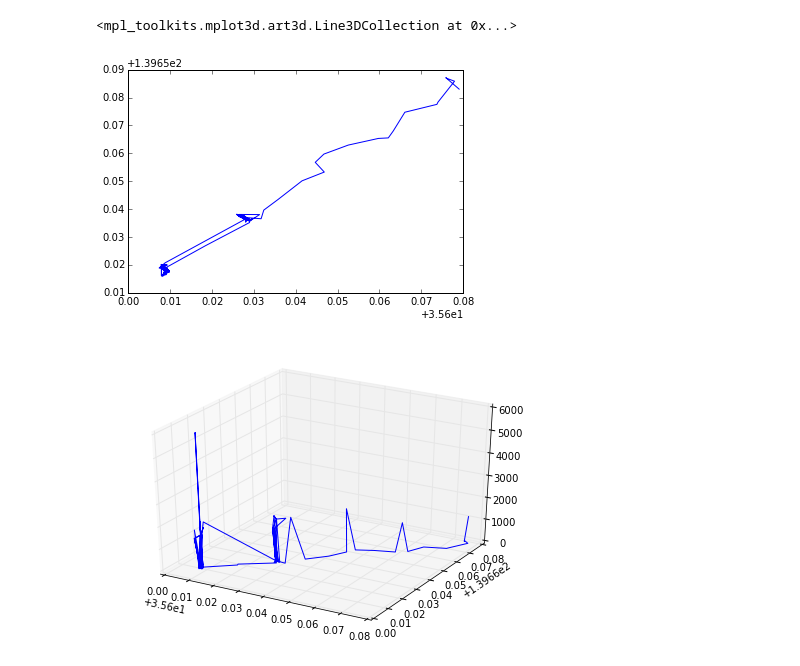
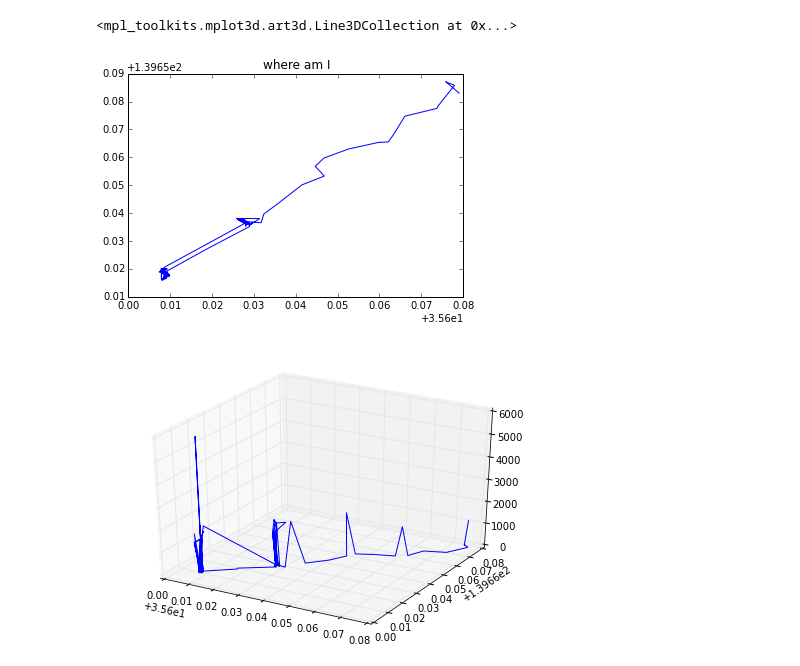
Before and after one commit to kulpa/GPS_stop_check, a Jupyter notebook: stop_check.ipynb, the cells around one changed output. Drawn from its saved outputs; the diff is of its cells as text; code cells hidden in the pictures.

```diff
--- a/stop_check.ipynb
+++ b/stop_check.ipynb
@@ -1,37 +6,34 @@
 # %%
-%matplotlib inline
-from mpl_toolkits.mplot3d import Axes3D
-import numpy as np
-import matplotlib.pyplot as plt
 #!/usr/bin/env python
 
 f = open('1213route.csv', 'r')
 time = []
 latitude = []#緯度
 longtitude = []#経度
 gpstype = []
 accuracy = []
 
 for line in f:
     time.append(line.split(",")[0])
     latitude.append(float(line.split(",")[1]))
     longtitude.append(float(line.split(",")[2]))
     gpstype.append(line.split(",")[3])
     accuracy.append(float(line.split(",")[4]))
 
 f.close()
 
 x = latitude
 y = longtitude
+plt.title('where am I')
 plt.plot(x,y)
 
 x = latitude
 y = longtitude
 z = accuracy
 fig = plt.figure()
 ax = Axes3D(fig)
 ax.plot_wireframe(x,y,z)
 # %% [output]
 <mpl_toolkits.mplot3d.art3d.Line3DCollection at 0x...>
-[figure, old version]
+[figure, new version]
 [figure]
```
Also changed, not shown: parts of 2 cells of this notebook.
